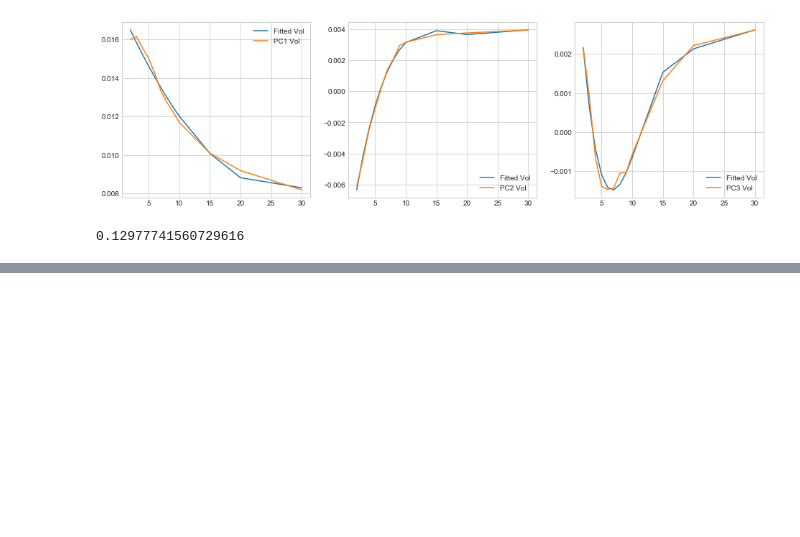
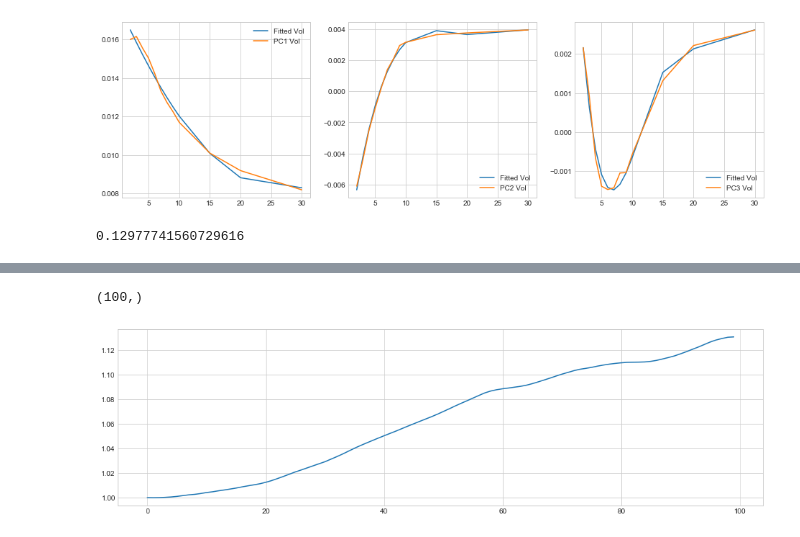
Before and after one commit to andrea220/BTP_volatility, a Jupyter notebook: BTP_vol_study.ipynb, the cells around one changed output, grey strips where cells are left out. Saved outputs shown, nothing was run; the diff lists cells and outputs as text; code cells hidden in the pictures; blank space fills up the shorter version.

```diff
--- a/BTP_vol_study.ipynb
+++ b/BTP_vol_study.ipynb
@@ -181,0 +319,13 @@ plt.show()
+# %%
+inst_forward_path = f_hjm[0,:]
+# %%
+a = np.array(
+    [get_discount_curve(time_grid, inst_forward_path, t, taus) for taus in np.linspace(0,5, 100)])
+# %%
+a.shape
+# %% [output]
+(100,)
+# %%
+plt.plot(a);
+# %% [output]
+[figure, added]
```
Also changed, not shown: parts of 22 cells of this notebook.
